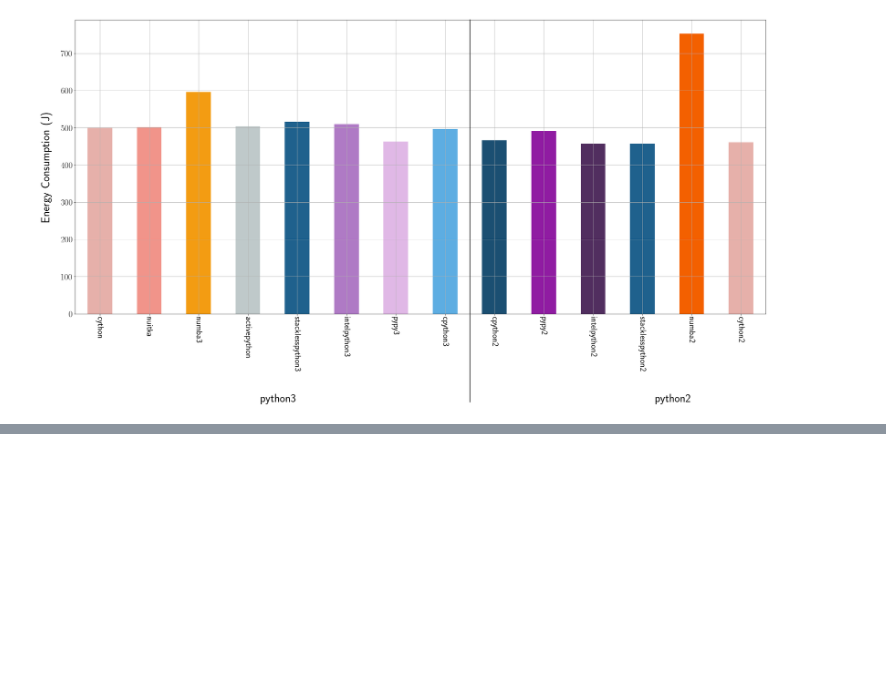
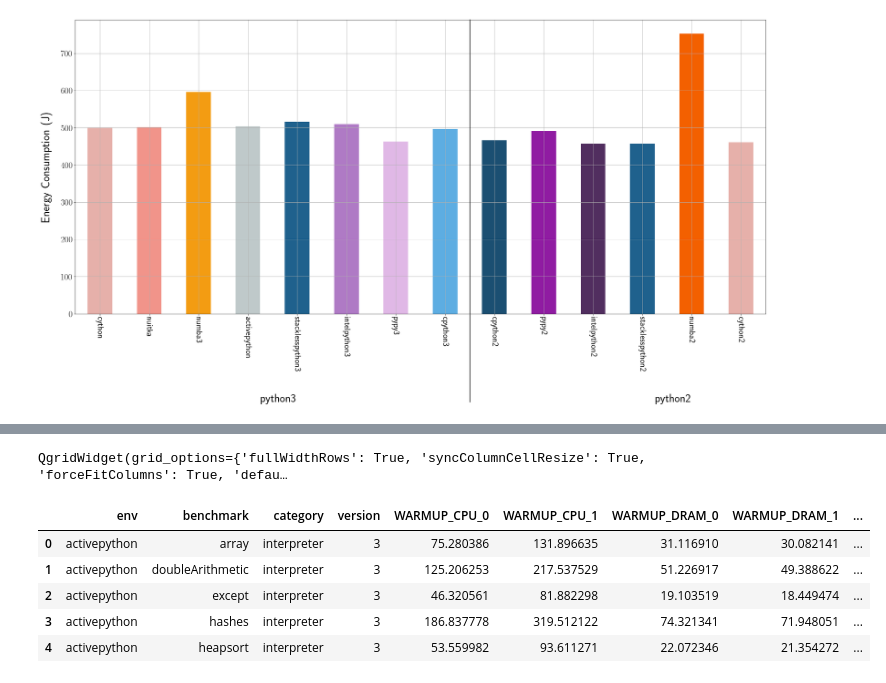
Before and after one commit to chakib-belgaid/python-implementations, a Jupyter notebook: results/python_implementation_tommti.ipynb, the cells around one changed output, grey strips where cells are left out. Saved outputs shown, nothing was run; the diff lists cells and outputs as text; code cells hidden in the pictures; blank space fills up the shorter version.

```diff
--- a/results/python_implementation_tommti.ipynb
+++ b/results/python_implementation_tommti.ipynb
@@ -330,0 +450,15 @@ plt.savefig("barplot_binarry_tree.pdf")
+# %%
+df = data.groupby(["env","benchmark","category","version"]).median().reset_index()
+# %%
+show(data)
+# %% [output]
+QgridWidget(grid_options={'fullWidthRows': True, 'syncColumnCellResize': True, 'forceFitColumns': True, 'defau…
+# %%
+df.head()
+# %% [output]
+|  | env | benchmark | category | version | WARMUP_CPU_0 | WARMUP_CPU_1 | WARMUP_DRAM_0 | WARMUP_DRAM_1 | ... |
+| 0 | activepython | array | interpreter | 3 | 75.280386 | 131.896635 | 31.116910 | 30.082141 | ... |
+| 1 | activepython | doubleArithmetic | interpreter | 3 | 125.206253 | 217.537529 | 51.226917 | 49.388622 | ... |
+| 2 | activepython | except | interpreter | 3 | 46.320561 | 81.882298 | 19.103519 | 18.449474 | ... |
+| 3 | activepython | hashes | interpreter | 3 | 186.837778 | 319.512122 | 74.321341 | 71.948051 | ... |
+| 4 | activepython | heapsort | interpreter | 3 | 53.559982 | 93.611271 | 22.072346 | 21.354272 | ... |
```
Also changed, not shown: parts of 15 cells of this notebook, 14 other files.
